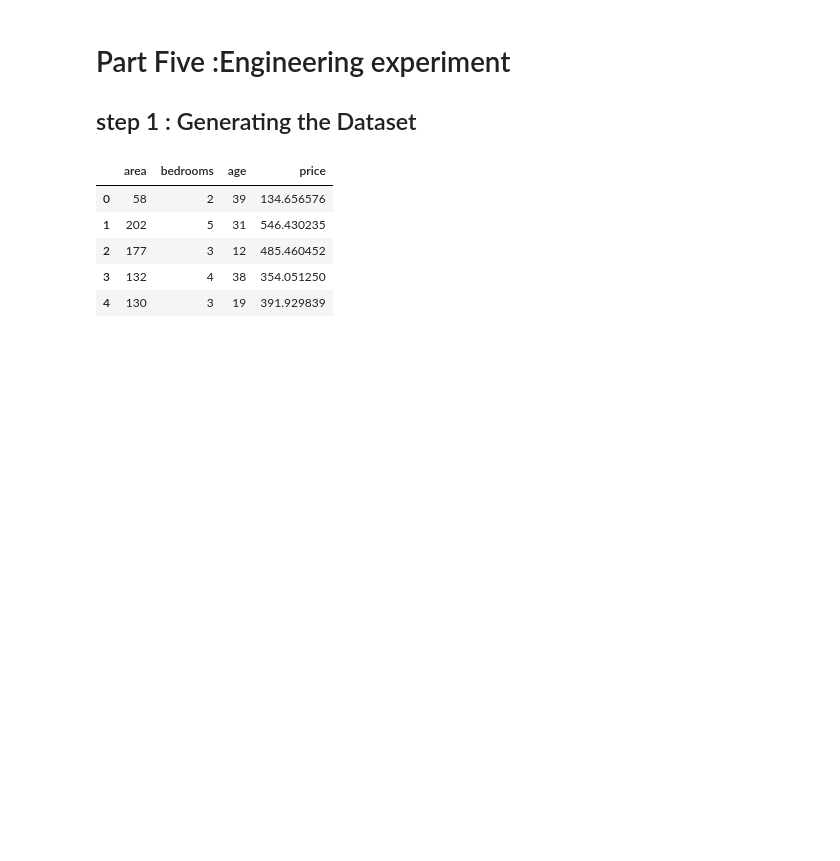
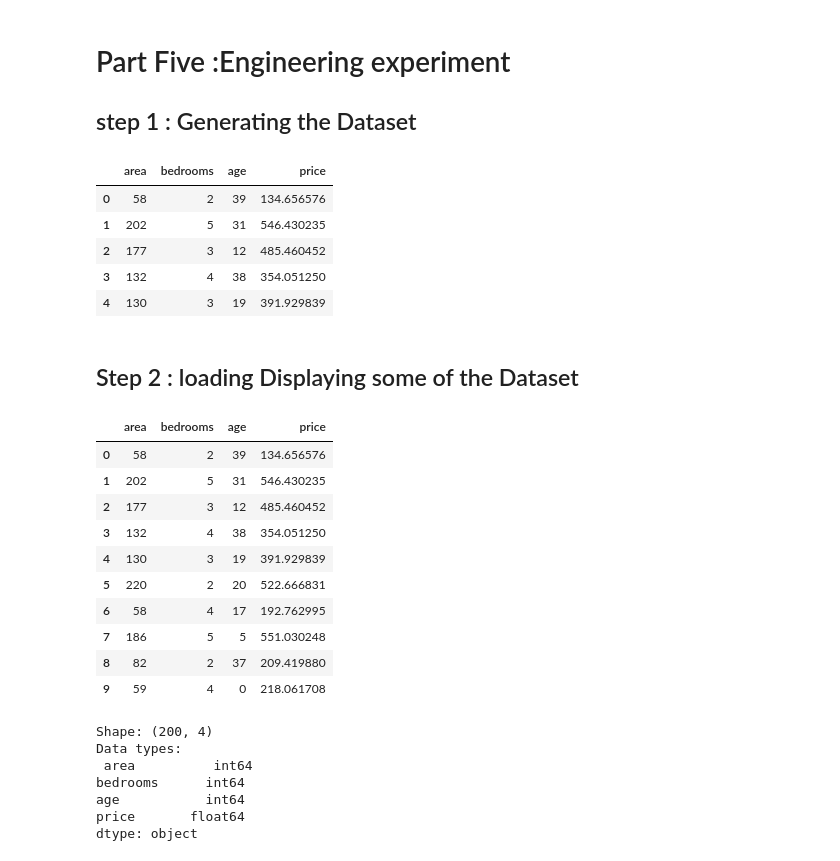
Before and after one commit to RyadKazi/Machinr-Learning-Journey, a Jupyter notebook: 01-python-ml-tools/lab_01_numpy_pandas_matplotlib.ipynb, the cells around one changed output. Drawn from its saved outputs; the diff is of its cells as text; code cells hidden in the pictures; blank space fills up the shorter version.

```diff
--- a/01-python-ml-tools/lab_01_numpy_pandas_matplotlib.ipynb
+++ b/01-python-ml-tools/lab_01_numpy_pandas_matplotlib.ipynb
@@ -476,3 +476,35 @@ display(housing.head())
 | 2 | 177 | 3 | 12 | 485.460452 |
 | 3 | 132 | 4 | 38 | 354.051250 |
 | 4 | 130 | 3 | 19 | 391.929839 |
+# %% [markdown]
+## Step 2 : loading Displaying some of the Dataset
+# %%
+import pandas as pd
+import numpy as np
+import matplotlib.pyplot as plt
+import seaborn as sns
+
+df = pd.read_csv("housing_lab01.csv")
+
+display(df.head(10))
+print("Shape:", df.shape)
+print("Data types:\n", df.dtypes)
+# %% [output]
+|  | area | bedrooms | age | price |
+| 0 | 58 | 2 | 39 | 134.656576 |
+| 1 | 202 | 5 | 31 | 546.430235 |
+| 2 | 177 | 3 | 12 | 485.460452 |
+| 3 | 132 | 4 | 38 | 354.051250 |
+| 4 | 130 | 3 | 19 | 391.929839 |
+| 5 | 220 | 2 | 20 | 522.666831 |
+| 6 | 58 | 4 | 17 | 192.762995 |
+| 7 | 186 | 5 | 5 | 551.030248 |
+| 8 | 82 | 2 | 37 | 209.419880 |
+| 9 | 59 | 4 | 0 | 218.061708 |
+Shape: (200, 4)
+Data types:
+ area          int64
+bedrooms      int64
+age           int64
+price       float64
+dtype: object
```
Also changed, not shown: parts of 12 cells of this notebook.
